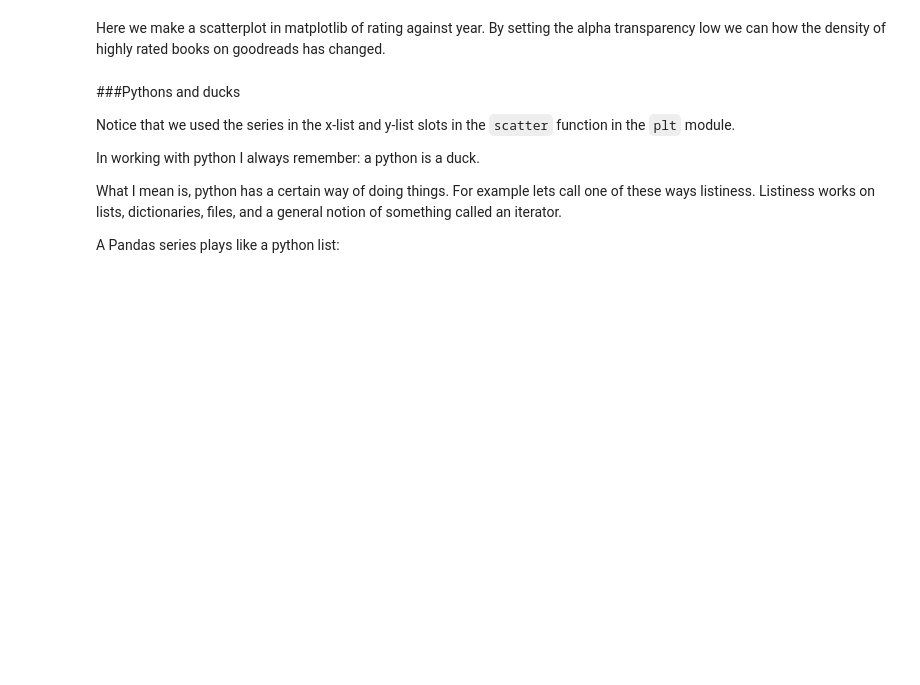
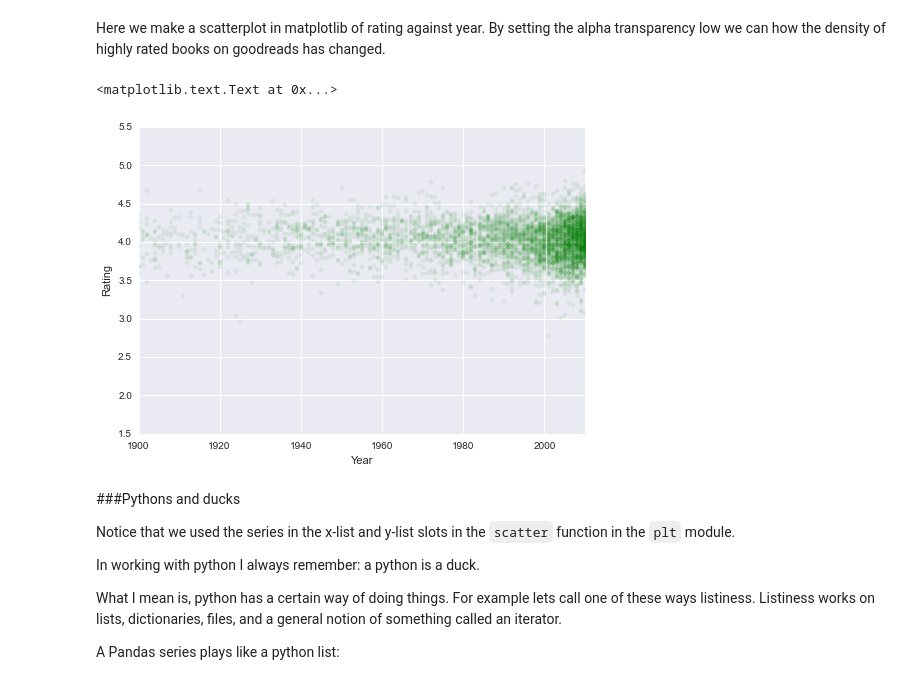
Before and after one commit to naisigao/2015lab1, a Jupyter notebook: Lab1-pythonpandas.ipynb, the cells around one changed output. Cells and saved outputs as stored; diff of their text form; code cells hidden in the pictures; blank space fills up the shorter version.

```diff
--- a/Lab1-pythonpandas.ipynb
+++ b/Lab1-pythonpandas.ipynb
@@ -430,10 +446,16 @@ plt.xscale("log");
 # %% [markdown]
 Here we make a scatterplot in matplotlib of rating against year. By setting the alpha transparency low we can how the density of highly rated books on goodreads has changed.
 # %%
-plt.scatter(df.year, df.rating, lw=0, alpha=.08)
+plt.scatter(df.year, df.rating, lw=0, color='g',alpha=.08)
+#lw:size of dots, alpha:transparency
 plt.xlim([1900,2010])
+
+#plt.xlim?
 plt.xlabel("Year")
 plt.ylabel("Rating")
+# %% [output]
+<matplotlib.text.Text at 0x...>
+[figure, added]
 # %% [markdown]
 ###Pythons and ducks
 
```
Also changed, not shown: parts of 17 cells of this notebook, 1 other file.
